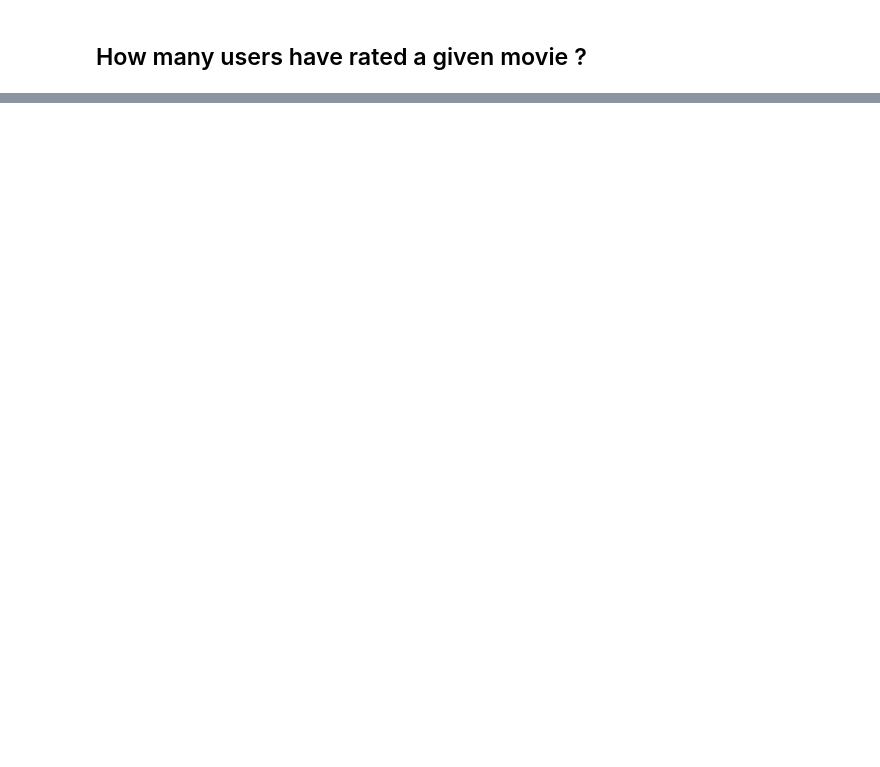
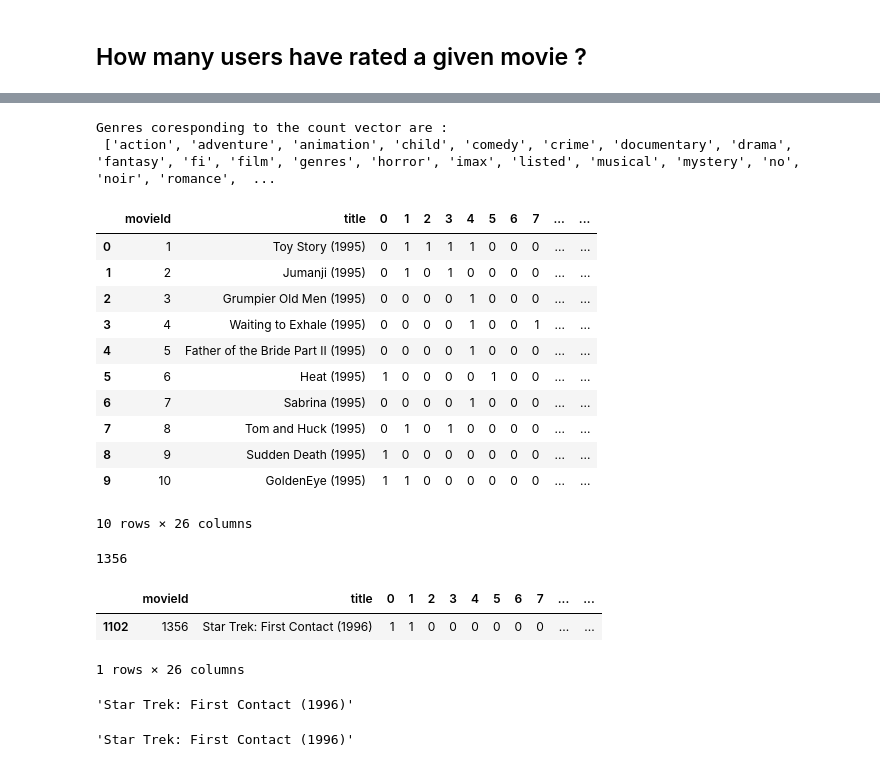
Before and after one commit to arghyadeep99/Movieflix, a Jupyter notebook: Movieflix.ipynb, the cells around one changed output, grey strips where cells are left out. Cells and saved outputs as stored; diff of their text form; code cells hidden in the pictures; blank space fills up the shorter version.

```diff
--- a/Movieflix.ipynb
+++ b/Movieflix.ipynb
@@ -290,0 +345,12 @@ Name: title, Length: 10323, dtype: int64
+# %%
+lemmatizer = WordNetLemmatizer()
+genres = df_movies["genres"]
+lemmatized = []
+for i in range(len(genres)):
+    temp = genres[i].lower()
+    temp = temp.split("|")
+    temp = [lemmatizer.lemmatize(word) for word in temp]
+    lemmatized.append(" ".join(temp))
+# %%
+movies_dataset = pd.DataFrame(lemmatized,columns=["genres"], index=df_movies["title"])
+movies_dataset
@@ -290,0 +372,4 @@ Name: title, Length: 10323, dtype: int64
+# %%
+cv = CountVectorizer()
+genre_cv = cv.fit_transform(movies_dataset["genres"]).toarray()
+genre_cv
@@ -290,0 +384,22 @@ Name: title, Length: 10323, dtype: int64
+# %%
+print("Genres coresponding to the count vector are :\n",cv.get_feature_names())
+# %% [output]
+Genres coresponding to the count vector are :
+ ['action', 'adventure', 'animation', 'child', 'comedy', 'crime', 'documentary', 'drama', 'fantasy', 'fi', 'film', 'genres', 'horror', 'imax', 'listed', 'musical', 'mystery', 'no', 'noir', 'romance',  ...
+# %%
+genre_dataset = df_movies[['movieId', 'title']]
+genre_dataset = genre_dataset.join(pd.DataFrame(genre_cv))
+genre_dataset.head(10)
+# %% [output]
+|  | movieId | title | 0 | 1 | 2 | 3 | 4 | 5 | 6 | 7 | ... | ... |
+| 0 | 1 | Toy Story (1995) | 0 | 1 | 1 | 1 | 1 | 0 | 0 | 0 | ... | ... |
+| 1 | 2 | Jumanji (1995) | 0 | 1 | 0 | 1 | 0 | 0 | 0 | 0 | ... | ... |
+| 2 | 3 | Grumpier Old Men (1995) | 0 | 0 | 0 | 0 | 1 | 0 | 0 | 0 | ... | ... |
+| 3 | 4 | Waiting to Exhale (1995) | 0 | 0 | 0 | 0 | 1 | 0 | 0 | 1 | ... | ... |
+| 4 | 5 | Father of the Bride Part II (1995) | 0 | 0 | 0 | 0 | 1 | 0 | 0 | 0 | ... | ... |
+| 5 | 6 | Heat (1995) | 1 | 0 | 0 | 0 | 0 | 1 | 0 | 0 | ... | ... |
+| 6 | 7 | Sabrina (1995) | 0 | 0 | 0 | 0 | 1 | 0 | 0 | 0 | ... | ... |
+| 7 | 8 | Tom and Huck (1995) | 0 | 1 | 0 | 1 | 0 | 0 | 0 | 0 | ... | ... |
+| 8 | 9 | Sudden Death (1995) | 1 | 0 | 0 | 0 | 0 | 0 | 0 | 0 | ... | ... |
+| 9 | 10 | GoldenEye (1995) | 1 | 1 | 0 | 0 | 0 | 0 | 0 | 0 | ... | ... |
+10 rows × 26 columns
@@ -290,0 +408,14 @@ Name: title, Length: 10323, dtype: int64
+# %%
+user_id = 2 #For user 18 lets recommend movies based on his recent watched movie
+timestamp = df_ratings.loc[df_ratings["userId"] == user_id]
+latest_movieId_watched_by_user = timestamp.sort_values(by="timestamp",ascending=False)["movieId"].values[0]
+latest_movieId_watched_by_user
+# %% [output]
+1356
+# %%
+movie_index = df_movies.loc[df_movies['movieId'] == latest_movieId_watched_by_user,["title"]].index[0]
+genre_dataset.loc[genre_dataset['movieId'] == 1356,:]
+# %% [output]
+|  | movieId | title | 0 | 1 | 2 | 3 | 4 | 5 | 6 | 7 | ... | ... |
+| 1102 | 1356 | Star Trek: First Contact (1996) | 1 | 1 | 0 | 0 | 0 | 0 | 0 | 0 | ... | ... |
+1 rows × 26 columns
@@ -290,0 +435,8 @@ Name: title, Length: 10323, dtype: int64
+# %%
+get_movie_by_index(1102)
+# %% [output]
+'Star Trek: First Contact (1996)'
+# %%
+get_movie_by_id(1356)
+# %% [output]
+'Star Trek: First Contact (1996)'
```
Also changed, not shown: parts of 26 cells of this notebook.
